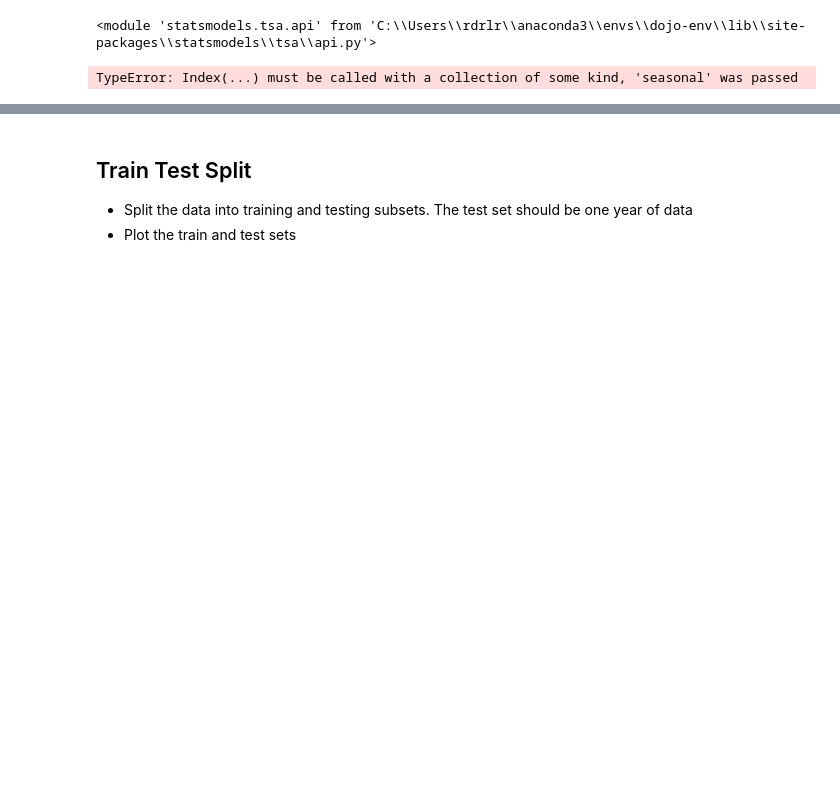
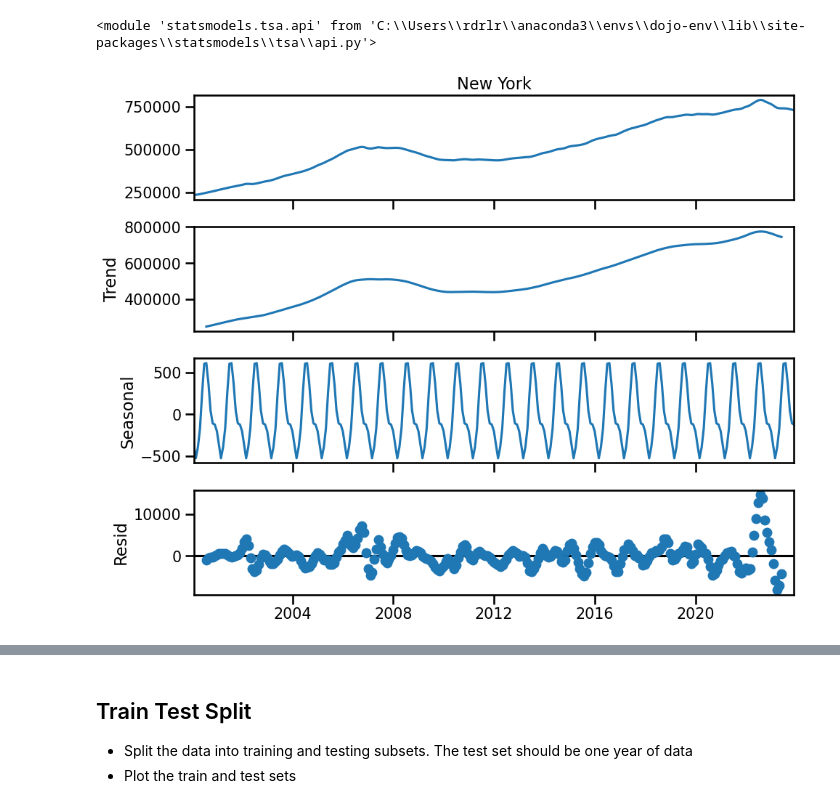
Before and after one commit to lrnrdr/CORE-Gridsearch-SARIMA-Models, a Jupyter notebook: Core Gridseach SARIMA Models.ipynb, the cells around one changed output, grey strips where cells are left out. Cells and saved outputs as stored; diff of their text form; code cells hidden in the pictures; blank space fills up the shorter version.

```diff
--- a/Core Gridseach SARIMA Models.ipynb
+++ b/Core Gridseach SARIMA Models.ipynb
@@ -505,3 +505,7 @@ DatetimeIndex(['2018-01-31', '2018-02-28', '2018-03-31', '2018-04-30',
 filtered_st_2018.plot(grid=True,alpha=0.7);
 # %% [output]
 [figure]
+# %%
+# Was getting error becasue it can only decompose one column at a time, so we are interested in NY per assignment
+ts = df_city_monthly_unstacked['New York']
+ts
@@ -513,12 +531,12 @@ tsa
 <module 'statsmodels.tsa.api' from 'C:\\Users\\rdrlr\\anaconda3\\envs\\dojo-env\\lib\\site-packages\\statsmodels\\tsa\\api.py'>
 # %%
 # Apply seasonal decomposition
-decomp = tsa.seasonal_decompose(filtered_st_2018)
+decomp = tsa.seasonal_decompose(ts)
 fig = decomp.plot()
 fig.set_size_inches(10,8)
 fig.tight_layout()
 # %% [output]
-TypeError: Index(...) must be called with a collection of some kind, 'seasonal' was passed
+[figure, added]
 # %%
 # this will bring back seasonal (bring back numbers that make the component)
 seasonal = decomp.seasonal
```
Also changed, not shown: parts of 36 cells of this notebook.
